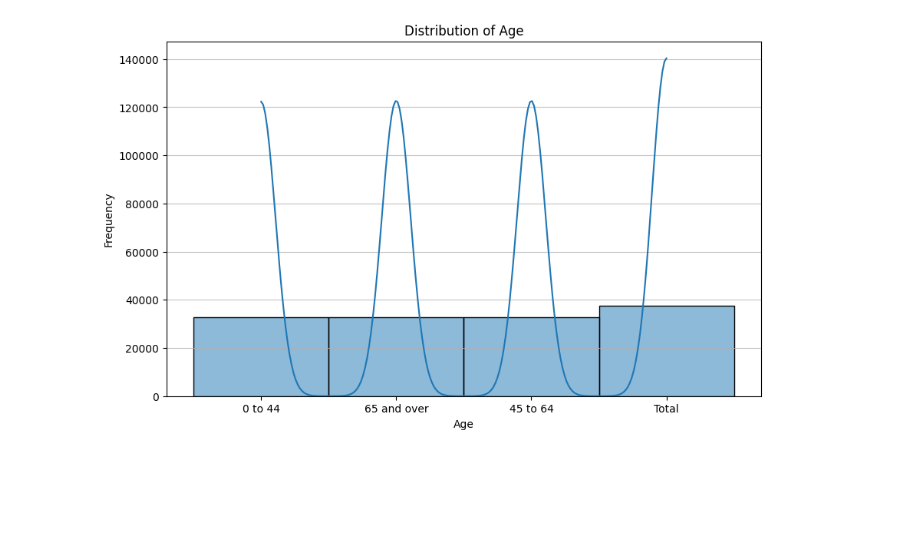
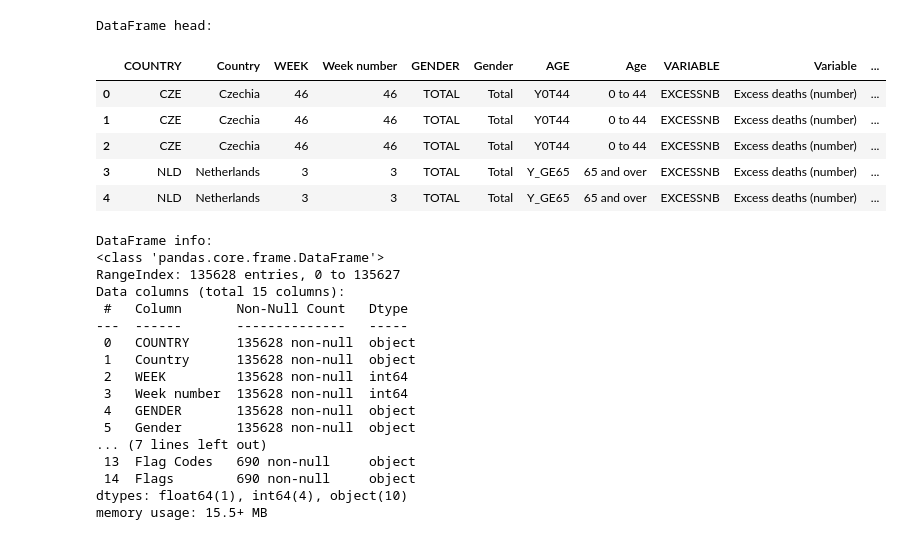
Before and after one commit to nagasailakshmiMaddala/PRODIGY_DS_01, a Jupyter notebook: PRODIGY_DS_01.ipynb, the cells around one changed output. Drawn from its saved outputs; the diff is of its cells as text; code cells hidden in the pictures; blank space fills up the shorter version.

```diff
--- a/PRODIGY_DS_01.ipynb
+++ b/PRODIGY_DS_01.ipynb
@@ -29,11 +3,47 @@ df.info()
-# %%
-# Create a histogram for the 'Age' column
-plt.figure(figsize=(10, 6))
-sns.histplot(df['Age'], bins=20, kde=True)
-plt.title('Distribution of Age')
-plt.xlabel('Age')
-plt.ylabel('Frequency')
-plt.grid(axis='y', alpha=0.75)
-plt.show()
-# %% [output]
-[figure, removed]
+# %%
+import zipfile
+import pandas as pd
+import matplotlib.pyplot as plt
+import seaborn as sns
+
+# Define the path to the zip file and the CSV file inside
+zip_file_path = '/content/ED.csv.zip'
+csv_file_name = 'ED.csv' # Assuming the CSV file inside is named ED.csv
+
+# Unzip the file
+with zipfile.ZipFile(zip_file_path, 'r') as zip_ref:
+    zip_ref.extractall('/content/')
+
+# Load the CSV into a pandas DataFrame
+df = pd.read_csv(f'/content/{csv_file_name}')
+
+# Display the first few rows and column information to inspect the data
+print("DataFrame head:")
+display(df.head())
+print("\nDataFrame info:")
+df.info()
+# %% [output]
+DataFrame head:
+|  | COUNTRY | Country | WEEK | Week number | GENDER | Gender | AGE | Age | VARIABLE | Variable | ... |
+| 0 | CZE | Czechia | 46 | 46 | TOTAL | Total | Y0T44 | 0 to 44 | EXCESSNB | Excess deaths (number) | ... |
+| 1 | CZE | Czechia | 46 | 46 | TOTAL | Total | Y0T44 | 0 to 44 | EXCESSNB | Excess deaths (number) | ... |
+| 2 | CZE | Czechia | 46 | 46 | TOTAL | Total | Y0T44 | 0 to 44 | EXCESSNB | Excess deaths (number) | ... |
+| 3 | NLD | Netherlands | 3 | 3 | TOTAL | Total | Y_GE65 | 65 and over | EXCESSNB | Excess deaths (number) | ... |
+| 4 | NLD | Netherlands | 3 | 3 | TOTAL | Total | Y_GE65 | 65 and over | EXCESSNB | Excess deaths (number) | ... |
+DataFrame info:
+<class 'pandas.core.frame.DataFrame'>
+RangeIndex: 135628 entries, 0 to 135627
+Data columns (total 15 columns):
+ #   Column       Non-Null Count   Dtype
+---  ------       --------------   -----
+ 0   COUNTRY      135628 non-null  object
+ 1   Country      135628 non-null  object
+ 2   WEEK         135628 non-null  int64
+ 3   Week number  135628 non-null  int64
+ 4   GENDER       135628 non-null  object
+ 5   Gender       135628 non-null  object
+... (7 lines left out)
+ 13  Flag Codes   690 non-null     object
+ 14  Flags        690 non-null     object
+dtypes: float64(1), int64(4), object(10)
+memory usage: 15.5+ MB
```
Also changed, not shown: parts of 4 cells of this notebook.
